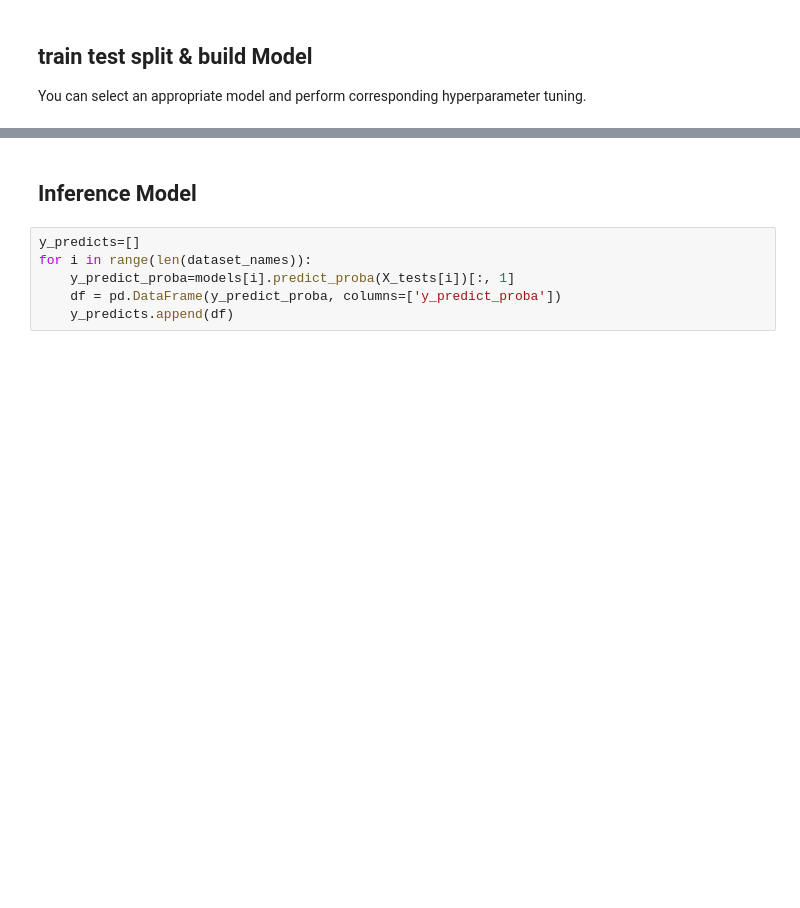
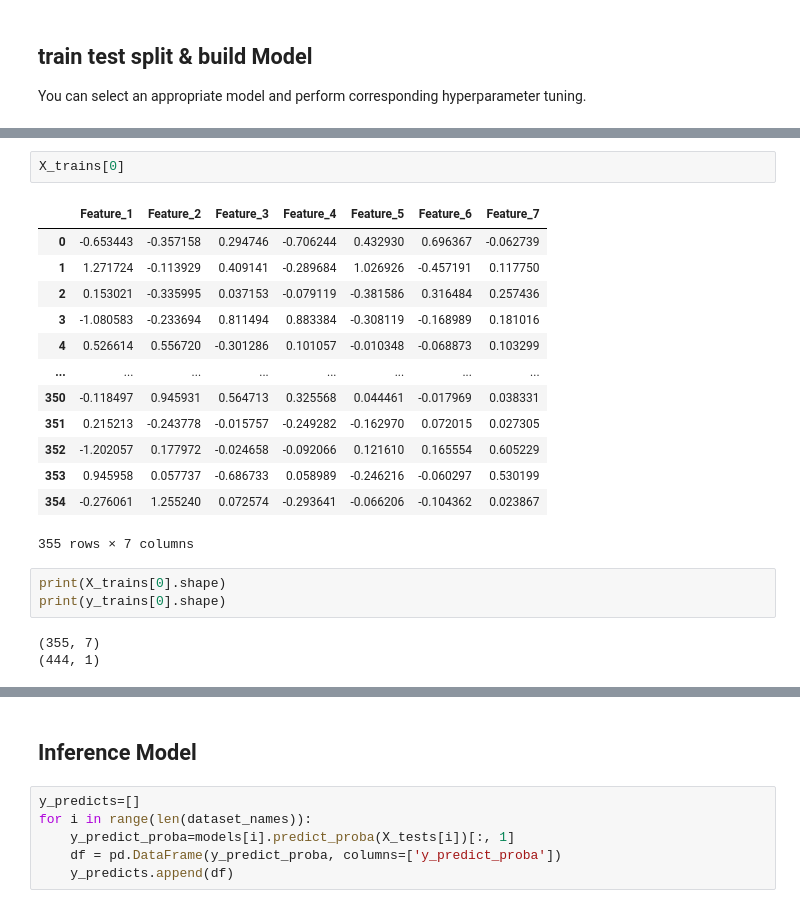
Before and after one commit to Ayukevin/A-general-model-for-Binary-Classification, a Jupyter notebook: template.ipynb, the cells around one changed output, grey strips where cells are left out. Cells and saved outputs as stored; diff of their text form; blank space fills up the shorter version.

```diff
--- a/template.ipynb
+++ b/template.ipynb
@@ -39,0 +331,22 @@ for i in range(len(dataset_names)):
+# %%
+X_trains[0]
+# %% [output]
+|  | Feature_1 | Feature_2 | Feature_3 | Feature_4 | Feature_5 | Feature_6 | Feature_7 |
+| 0 | -0.653443 | -0.357158 | 0.294746 | -0.706244 | 0.432930 | 0.696367 | -0.062739 |
+| 1 | 1.271724 | -0.113929 | 0.409141 | -0.289684 | 1.026926 | -0.457191 | 0.117750 |
+| 2 | 0.153021 | -0.335995 | 0.037153 | -0.079119 | -0.381586 | 0.316484 | 0.257436 |
+| 3 | -1.080583 | -0.233694 | 0.811494 | 0.883384 | -0.308119 | -0.168989 | 0.181016 |
+| 4 | 0.526614 | 0.556720 | -0.301286 | 0.101057 | -0.010348 | -0.068873 | 0.103299 |
+| ... | ... | ... | ... | ... | ... | ... | ... |
+| 350 | -0.118497 | 0.945931 | 0.564713 | 0.325568 | 0.044461 | -0.017969 | 0.038331 |
+| 351 | 0.215213 | -0.243778 | -0.015757 | -0.249282 | -0.162970 | 0.072015 | 0.027305 |
+| 352 | -1.202057 | 0.177972 | -0.024658 | -0.092066 | 0.121610 | 0.165554 | 0.605229 |
+| 353 | 0.945958 | 0.057737 | -0.686733 | 0.058989 | -0.246216 | -0.060297 | 0.530199 |
+| 354 | -0.276061 | 1.255240 | 0.072574 | -0.293641 | -0.066206 | -0.104362 | 0.023867 |
+355 rows × 7 columns
+# %%
+print(X_trains[0].shape)
+print(y_trains[0].shape)
+# %% [output]
+(355, 7)
+(444, 1)
```
Also changed, not shown: parts of 14 cells of this notebook.
